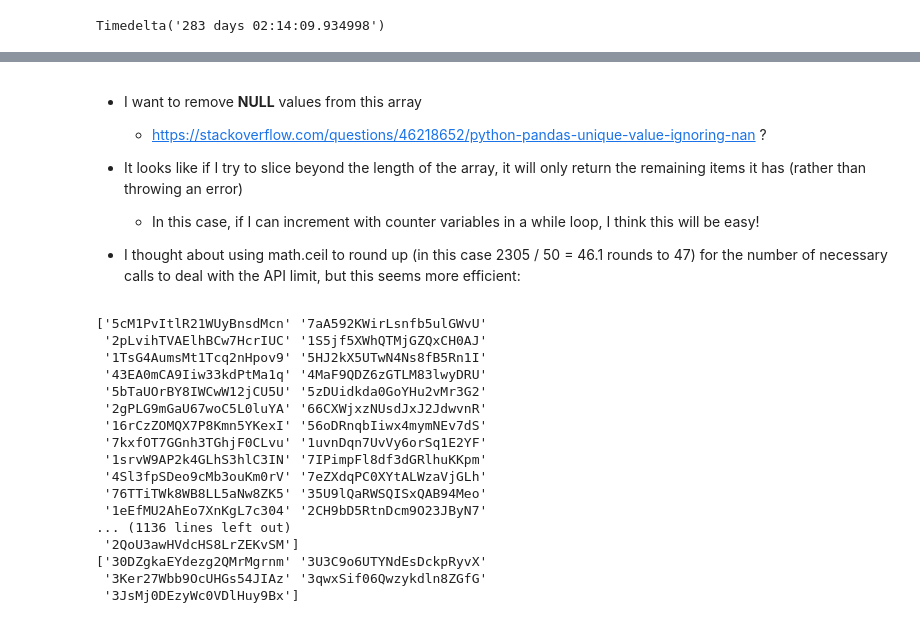
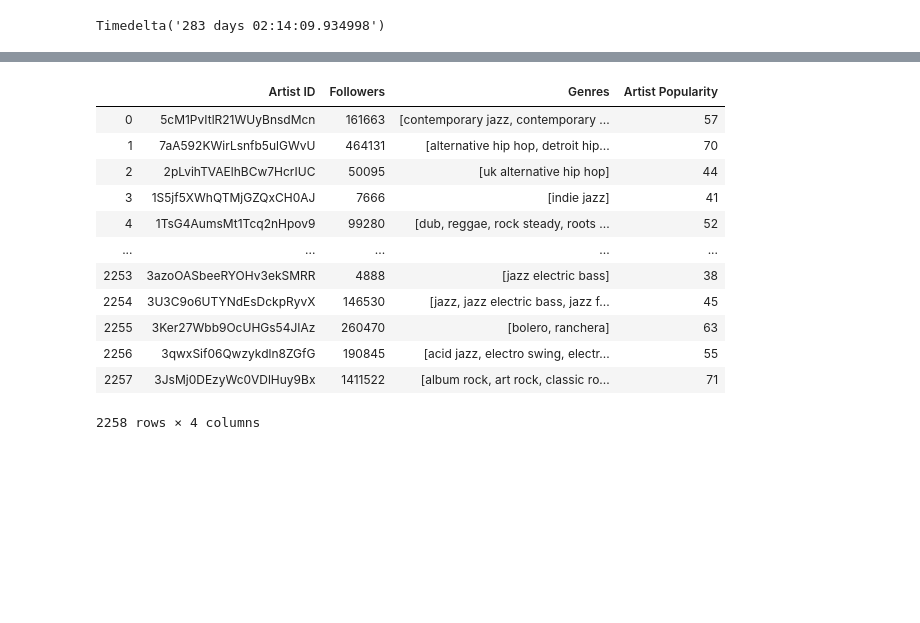
Before and after one commit to 2116kbps/artist-popularity-eda, a Jupyter notebook: Artist Popularity EDA.ipynb, the cells around one changed output, grey strips where cells are left out. Drawn from its saved outputs; the diff is of its cells as text; code cells hidden in the pictures; blank space fills up the shorter version.

```diff
--- a/Artist Popularity EDA.ipynb
+++ b/Artist Popularity EDA.ipynb
@@ -210,46 +193,31 @@ array(['5cM1PvItlR21WUyBnsdMcn', '7aA592KWirLsnfb5ulGWvU',
-# %% [markdown]
-* I want to remove **NULL** values from this array
-    * https://stackoverflow.com/questions/46218652/python-pandas-unique-value-ignoring-nan ?
-
-
-* It looks like if I try to slice beyond the length of the array, it will only return the remaining items it has (rather than throwing an error)
-    * In this case, if I can increment with counter variables in a while loop, I think this will be easy!
-
-* I thought about using math.ceil to round up (in this case 2305 / 50 = 46.1 rounds to 47) for the number of necessary calls to deal with the API limit, but this seems more efficient:
 # %%
 artist_endpoint_data = []
 artist_slice_start = 0
 artist_slice_end = 49
 
 while artist_slice_start < len(unique_artist_ids):
-    print(unique_artist_ids[artist_slice_start:artist_slice_end])
+
     #Call Spotify API With each of these sliced arrays
-
-    # I need to clean this up, just copied and started to modify from playlist call above
-    # artist_results = spotify.get_several_artists(unique_artist_ids[artist_slice_start:artist_slice_end]))
-    # for i, item in enumerate(artist_results['items']):
-        # track = item['track']
-        # selected_track_data.append((track['artists'][0]['name'], track['name'], track['popularity'], item['added_at'],track['album']['release_date'],track['artists'][0]['id'], track['id']))
-
-
+    artist_results = spotify.artists(unique_artist_ids[artist_slice_start:artist_slice_end])
+    for i, item in enumerate(artist_results['artists']):
+        artist_endpoint_data.append((item['id'], item['followers']['total'], item['genres'], item['popularity']))
 
     artist_slice_start += 50
     artist_slice_end += 50
-# %% [output]
-['5cM1PvItlR21WUyBnsdMcn' '7aA592KWirLsnfb5ulGWvU'
- '2pLvihTVAElhBCw7HcrIUC' '1S5jf5XWhQTMjGZQxCH0AJ'
- '1TsG4AumsMt1Tcq2nHpov9' '5HJ2kX5UTwN4Ns8fB5Rn1I'
- '43EA0mCA9Iiw33kdPtMa1q' '4MaF9QDZ6zGTLM83lwyDRU'
- '5bTaUOrBY8IWCwW12jCU5U' '5zDUidkda0GoYHu2vMr3G2'
- '2gPLG9mGaU67woC5L0luYA' '66CXWjxzNUsdJxJ2JdwvnR'
- '16rCzZOMQX7P8Kmn5YKexI' '56oDRnqbIiwx4mymNEv7dS'
- '7kxfOT7GGnh3TGhjF0CLvu' '1uvnDqn7UvVy6orSq1E2YF'
- '1srvW9AP2k4GLhS3hlC3IN' '7IPimpFl8df3dGRlhuKKpm'
- '4Sl3fpSDeo9cMb3ouKm0rV' '7eZXdqPC0XYtALWzaVjGLh'
- '76TTiTWk8WB8LL5aNw8ZK5' '35U9lQaRWSQISxQAB94Meo'
- '1eEfMU2AhEo7XnKgL7c304' '2CH9bD5RtnDcm9O23JByN7'
-... (1136 lines left out)
- '2QoU3awHVdcHS8LrZEKvSM']
-['30DZgkaEYdezg2QMrMgrnm' '3U3C9o6UTYNdEsDckpRyvX'
- '3Ker27Wbb9OcUHGs54JIAz' '3qwxSif06Qwzykdln8ZGfG'
- '3JsMj0DEzyWc0VDlHuy9Bx']
+# %%
+artists_df = pd.DataFrame(artist_endpoint_data, columns=('Artist ID', 'Followers', 'Genres','Artist Popularity'))
+artists_df
+# %% [output]
+|  | Artist ID | Followers | Genres | Artist Popularity |
+| 0 | 5cM1PvItlR21WUyBnsdMcn | 161663 | [contemporary jazz, contemporary ... | 57 |
+| 1 | 7aA592KWirLsnfb5ulGWvU | 464131 | [alternative hip hop, detroit hip... | 70 |
+| 2 | 2pLvihTVAElhBCw7HcrIUC | 50095 | [uk alternative hip hop] | 44 |
+| 3 | 1S5jf5XWhQTMjGZQxCH0AJ | 7666 | [indie jazz] | 41 |
+| 4 | 1TsG4AumsMt1Tcq2nHpov9 | 99280 | [dub, reggae, rock steady, roots ... | 52 |
+| ... | ... | ... | ... | ... |
+| 2253 | 3azoOASbeeRYOHv3ekSMRR | 4888 | [jazz electric bass] | 38 |
+| 2254 | 3U3C9o6UTYNdEsDckpRyvX | 146530 | [jazz, jazz electric bass, jazz f... | 45 |
+| 2255 | 3Ker27Wbb9OcUHGs54JIAz | 260470 | [bolero, ranchera] | 63 |
+| 2256 | 3qwxSif06Qwzykdln8ZGfG | 190845 | [acid jazz, electro swing, electr... | 55 |
+| 2257 | 3JsMj0DEzyWc0VDlHuy9Bx | 1411522 | [album rock, art rock, classic ro... | 71 |
+2258 rows × 4 columns
```
Also changed, not shown: parts of 15 cells of this notebook.
